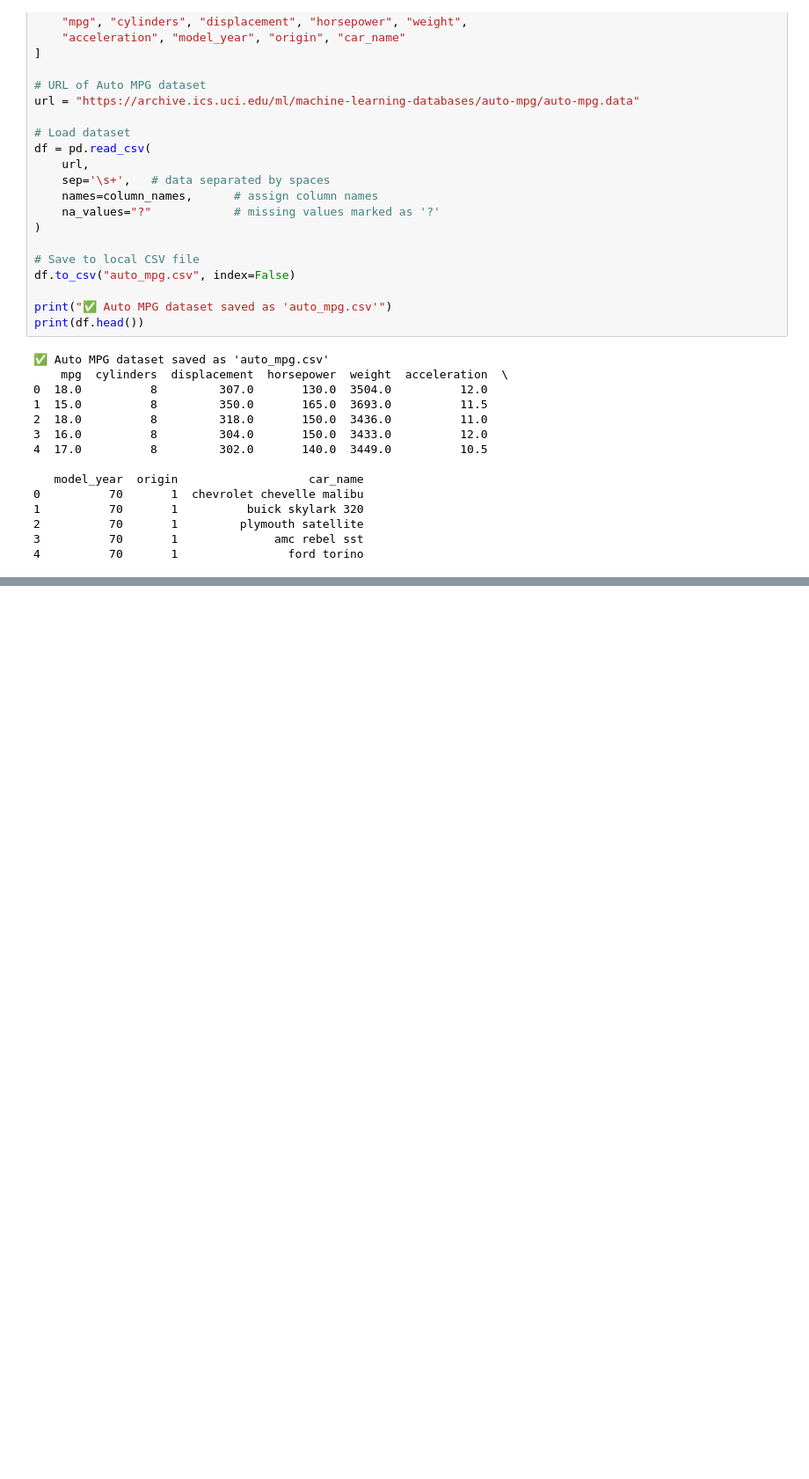
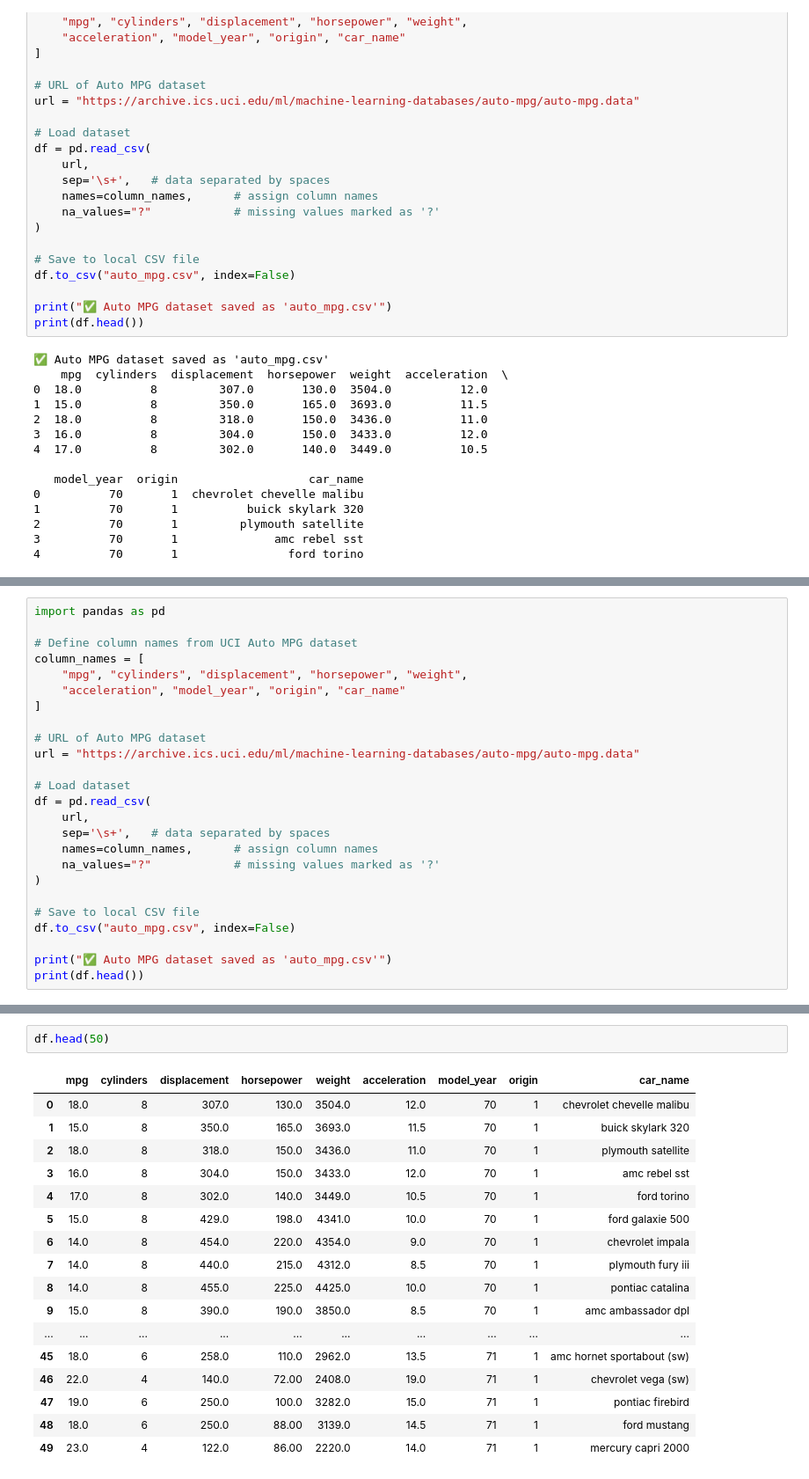
Before and after one commit to Coder-Amlan-for-College/MLC, a Jupyter notebook: CSV files.ipynb, the cells around one changed output, grey strips where cells are left out. Shown at 88% size. Drawn from its saved outputs; the diff is of its cells as text; blank space fills up the shorter version.

```diff
--- a/CSV files.ipynb
+++ b/CSV files.ipynb
@@ -78,0 +80,25 @@ df3.head()
+# %%
+import pandas as pd
+
+# Define column names from UCI Auto MPG dataset
+column_names = [
+    "mpg", "cylinders", "displacement", "horsepower", "weight",
+    "acceleration", "model_year", "origin", "car_name"
+]
+
+# URL of Auto MPG dataset
+url = "https://archive.ics.uci.edu/ml/machine-learning-databases/auto-mpg/auto-mpg.data"
+
+# Load dataset
+df = pd.read_csv(
+    url,
+    sep='\s+',   # data separated by spaces
+    names=column_names,      # assign column names
+    na_values="?"            # missing values marked as '?'
+)
+
+# Save to local CSV file
+df.to_csv("auto_mpg.csv", index=False)
+
+print("✅ Auto MPG dataset saved as 'auto_mpg.csv'")
+print(df.head())
@@ -78,0 +120,20 @@ df3.head()
+# %%
+df.head(50)
+# %% [output]
+|  | mpg | cylinders | displacement | horsepower | weight | acceleration | model_year | origin | car_name |
+| 0 | 18.0 | 8 | 307.0 | 130.0 | 3504.0 | 12.0 | 70 | 1 | chevrolet chevelle malibu |
+| 1 | 15.0 | 8 | 350.0 | 165.0 | 3693.0 | 11.5 | 70 | 1 | buick skylark 320 |
+| 2 | 18.0 | 8 | 318.0 | 150.0 | 3436.0 | 11.0 | 70 | 1 | plymouth satellite |
+| 3 | 16.0 | 8 | 304.0 | 150.0 | 3433.0 | 12.0 | 70 | 1 | amc rebel sst |
+| 4 | 17.0 | 8 | 302.0 | 140.0 | 3449.0 | 10.5 | 70 | 1 | ford torino |
+| 5 | 15.0 | 8 | 429.0 | 198.0 | 4341.0 | 10.0 | 70 | 1 | ford galaxie 500 |
+| 6 | 14.0 | 8 | 454.0 | 220.0 | 4354.0 | 9.0 | 70 | 1 | chevrolet impala |
+| 7 | 14.0 | 8 | 440.0 | 215.0 | 4312.0 | 8.5 | 70 | 1 | plymouth fury iii |
+| 8 | 14.0 | 8 | 455.0 | 225.0 | 4425.0 | 10.0 | 70 | 1 | pontiac catalina |
+| 9 | 15.0 | 8 | 390.0 | 190.0 | 3850.0 | 8.5 | 70 | 1 | amc ambassador dpl |
+| ... | ... | ... | ... | ... | ... | ... | ... | ... | ... |
+| 45 | 18.0 | 6 | 258.0 | 110.0 | 2962.0 | 13.5 | 71 | 1 | amc hornet sportabout (sw) |
+| 46 | 22.0 | 4 | 140.0 | 72.00 | 2408.0 | 19.0 | 71 | 1 | chevrolet vega (sw) |
+| 47 | 19.0 | 6 | 250.0 | 100.0 | 3282.0 | 15.0 | 71 | 1 | pontiac firebird |
+| 48 | 18.0 | 6 | 250.0 | 88.00 | 3139.0 | 14.5 | 71 | 1 | ford mustang |
+| 49 | 23.0 | 4 | 122.0 | 86.00 | 2220.0 | 14.0 | 71 | 1 | mercury capri 2000 |
```
Also changed, not shown: parts of 38 cells of this notebook.
